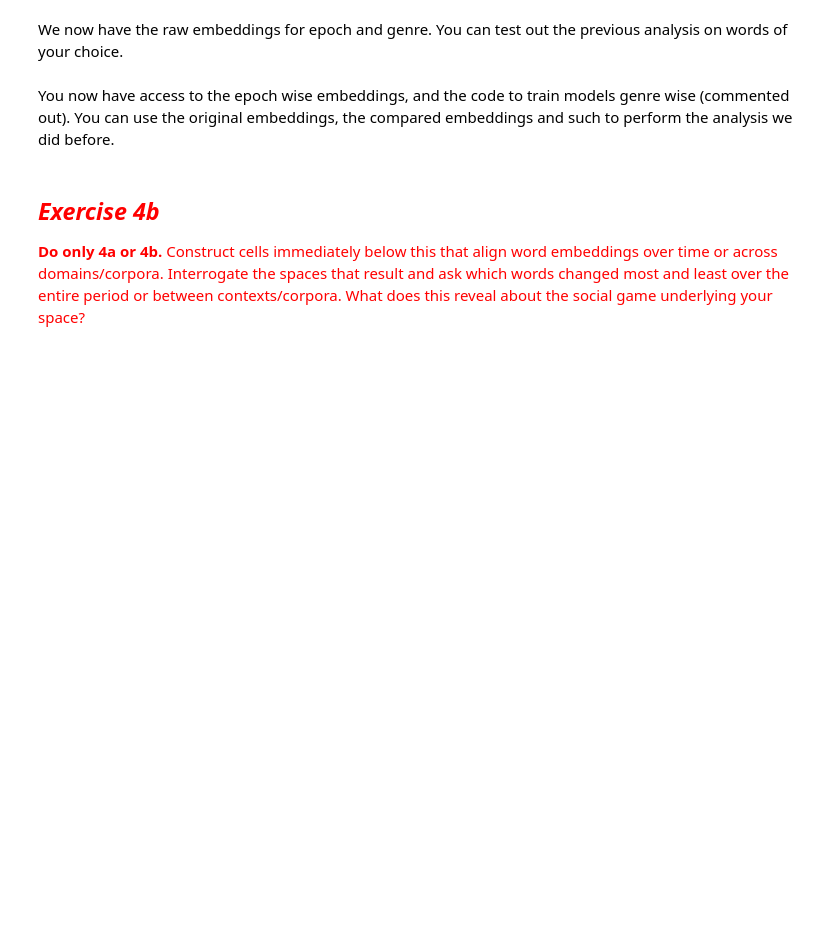
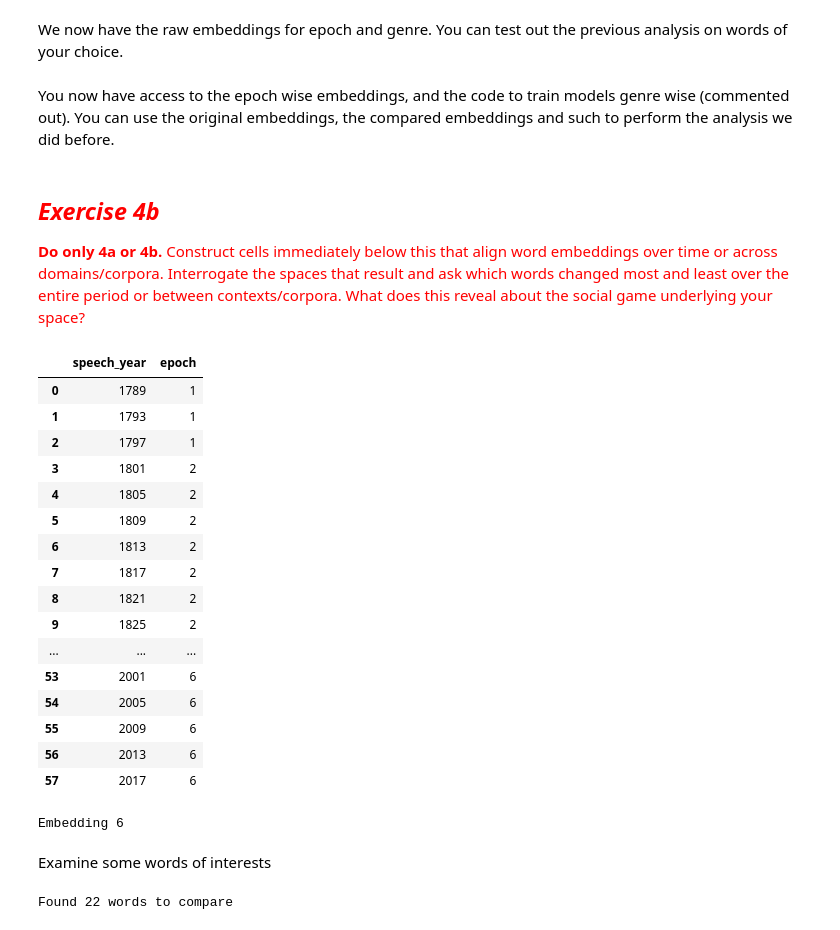
Before and after one commit to sanittawan/Content-Analysis-2020, a Jupyter notebook: week-7/7-Vector-Space-Word-Embeddings-Sanittawan.ipynb, the cells around one changed output. Saved outputs shown, nothing was run; the diff lists cells and outputs as text; code cells hidden in the pictures; blank space fills up the shorter version.

```diff
--- a/week-7/7-Vector-Space-Word-Embeddings-Sanittawan.ipynb
+++ b/week-7/7-Vector-Space-Word-Embeddings-Sanittawan.ipynb
@@ -1097,4 +1097,4 @@ The score function is a simple calculation developed by [Matt Taddy](https://arx
 
 Here, we explore this using a model trained with millions of resumes from the CareerBuilder website (we can't share the private resumes...but we can share a model built with them :-):
 # %%
-resume_model  = gensim.models.word2vec.Word2Vec.load('../data/resumeAll.model')
+resume_model  = gensim.models.word2vec.Word2Vec.load('./data/supplement/resumeAll.model')
@@ -1457,0 +1507,30 @@ You can use the original embeddings, the compared embeddings and such to perform
+# %%
+speeches[['speech_year', 'epoch']]
+# %% [output]
+|  | speech_year | epoch |
+| 0 | 1789 | 1 |
+| 1 | 1793 | 1 |
+| 2 | 1797 | 1 |
+| 3 | 1801 | 2 |
+| 4 | 1805 | 2 |
+| 5 | 1809 | 2 |
+| 6 | 1813 | 2 |
+| 7 | 1817 | 2 |
+| 8 | 1821 | 2 |
+| 9 | 1825 | 2 |
+| ... | ... | ... |
+| 53 | 2001 | 6 |
+| 54 | 2005 | 6 |
+| 55 | 2009 | 6 |
+| 56 | 2013 | 6 |
+| 57 | 2017 | 6 |
+# %%
+rawEmbeddings, comparedEmbeddings = compareModels(speeches, 'epoch')
+# %% [output]
+Embedding 6
+# %% [markdown]
+Examine some words of interests
+# %%
+wordDivergences = findMostDivergent(comparedEmbeddings)
+# %% [output]
+Found 22 words to compare
```
Also changed, not shown: parts of 16 cells of this notebook.
